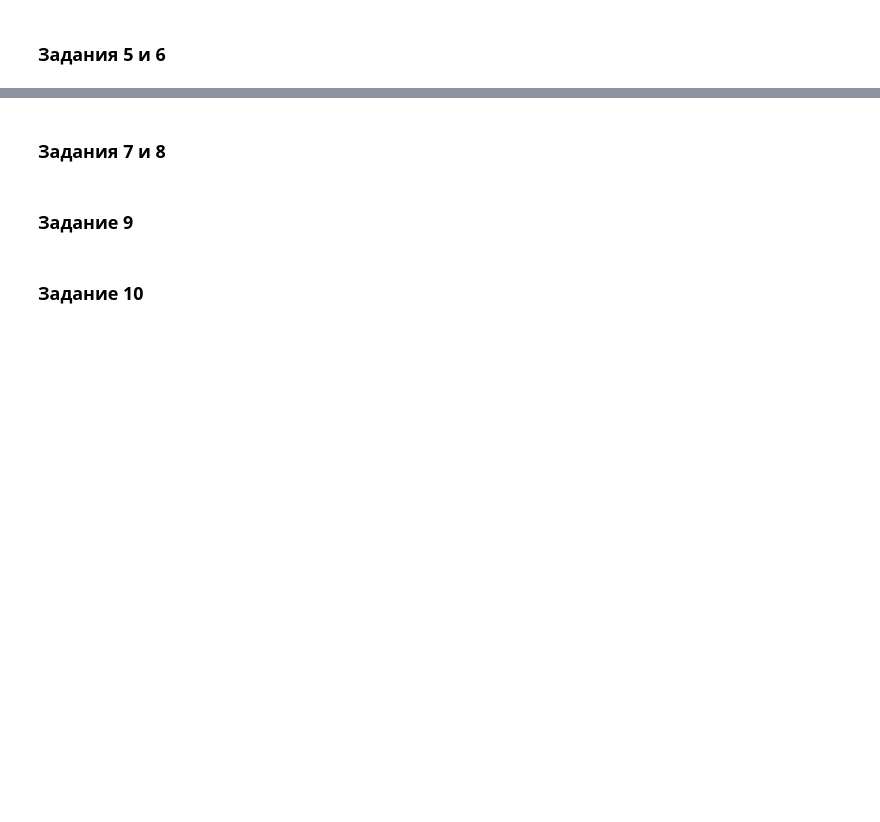
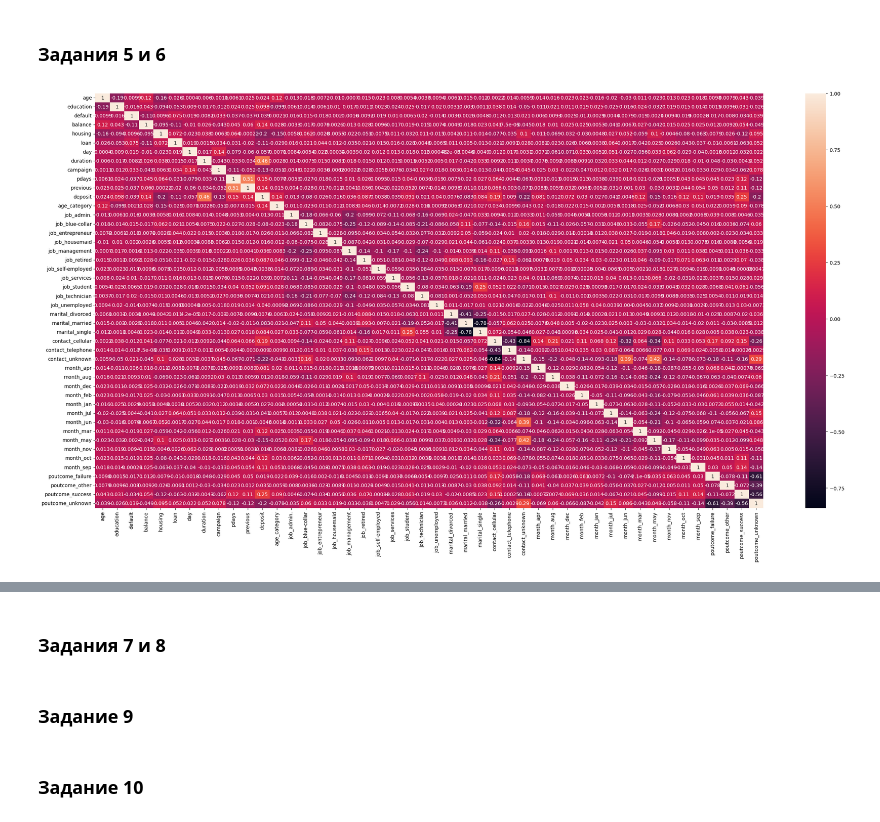
Before and after one commit to AntonYurkovskiy/Project_4_ML_BankDeposits, a Jupyter notebook: Project_4_ML.ipynb, the cells around one changed output, grey strips where cells are left out. Cells and saved outputs as stored; diff of their text form; code cells hidden in the pictures; blank space fills up the shorter version.

```diff
--- a/Project_4_ML.ipynb
+++ b/Project_4_ML.ipynb
@@ -121,6 +121,7 @@ df_copy['balance'].mean().round(3)
 df_copy['job'].mode()
 
 df_copy['job'] = np.where(df_copy['job']=='unknown', df_copy['job'].mode(),df_copy['job'])
+df_copy['education'] = np.where(df_copy['education']=='unknown', df_copy['education'].mode(),df_copy['education'])
 # %%
 mask1 = df_copy['education']=="secondary"
 mask2 = df_copy['job']=="management"
@@ -304,3 +353,8 @@ heat_cross.set_title('Сопряженность образования и се
 ### Задания 2 и 3
 # %%
 # преобразуйте бинарные переменные в представление из нулей и единиц
+for feature in cleaned.columns:
+    if len(cleaned[feature].unique()) <=2:
+        cleaned[feature] = cleaned[feature].apply(lambda x: 0 if x=='no'else 1)
+
+print('Cтандартное отклонение в признаке "deposit":{:.3f}'.format(cleaned.deposit.std()))
@@ -308,3 +374,32 @@ heat_cross.set_title('Сопряженность образования и се
 ### Задание 4
 # %%
 # создайте дамми-переменные
+
+nominal_features = ['job',
+'marital',
+'contact',
+'month',
+'poutcome']
+
+one_hot_encoder = OneHotEncoder()
+
+# 'учим' и сразу применяем преобразование к выборке, результат переводим в массив
+data_onehot = one_hot_encoder.fit_transform(cleaned[nominal_features]).toarray()
+
+# запишем полученные названия новых колонок в отдельную переменную
+column_names = one_hot_encoder.get_feature_names_out(nominal_features)
+print(column_names)
+
+# запишим дамми-переменные в отдельный датафрейм
+onehot_df = pd.DataFrame(
+    data=data_onehot,
+    columns=column_names
+)
+
+# Объеденим с исходным датафреймом
+data_full = pd.concat([cleaned,onehot_df], ignore_index=False, axis=1)
+
+# удалим исходные столбцы
+# data_cleaned = data_full.drop(columns=nominal_features, axis=1)
+
+data_full.shape[1]-1
@@ -311,2 +416,10 @@ heat_cross.set_title('Сопряженность образования и се
+# %%
+# удалим исходные столбцы
+data_cleaned = data_full.drop(columns=nominal_features, axis=1)
 # %% [markdown]
 ### Задания 5 и 6
+# %%
+plt.figure(figsize=(30,15))
+sns.heatmap(data_cleaned.corr(numeric_only=True), annot = True);
+# %% [output]
+[figure, added]
```
Also changed, not shown: parts of 10 cells of this notebook.
